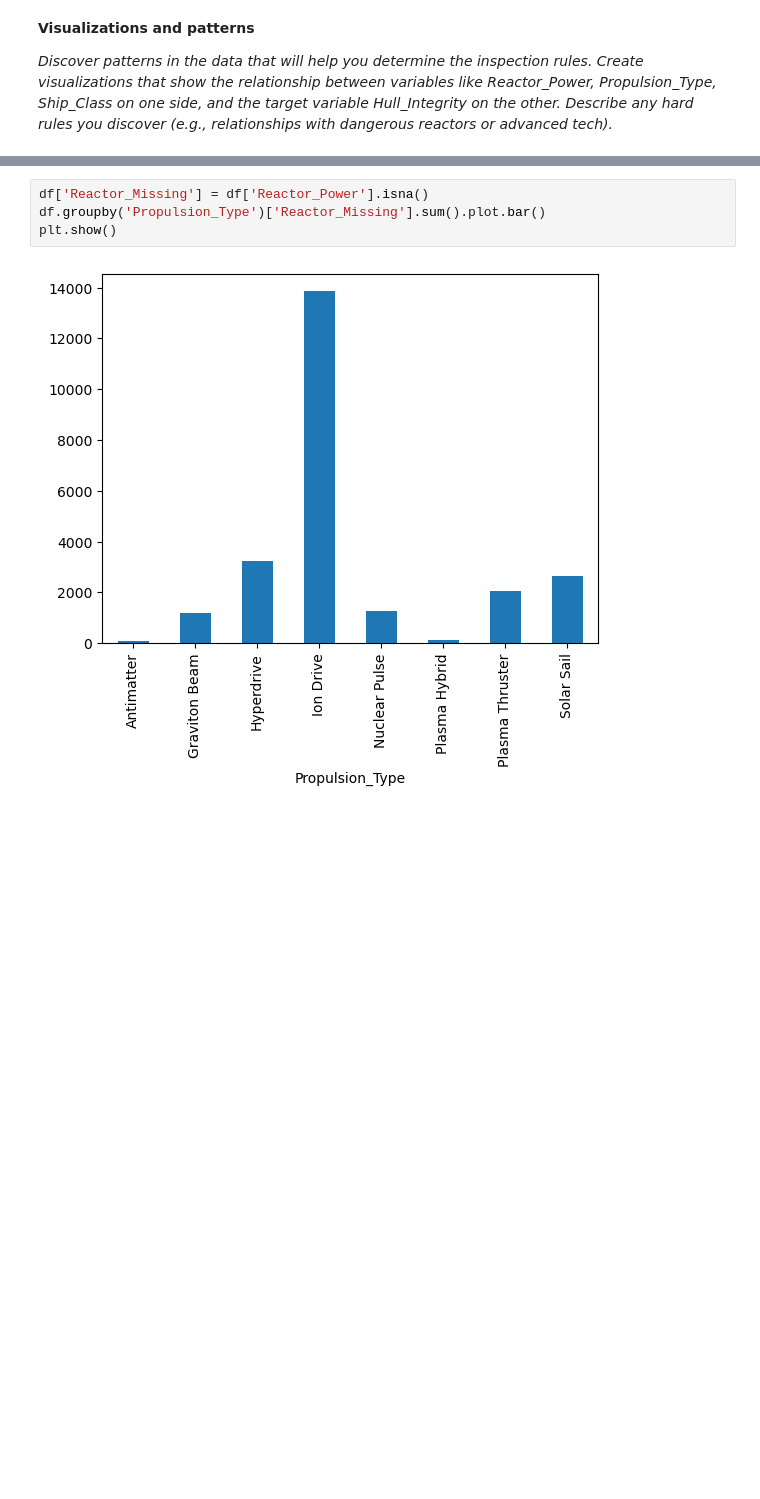
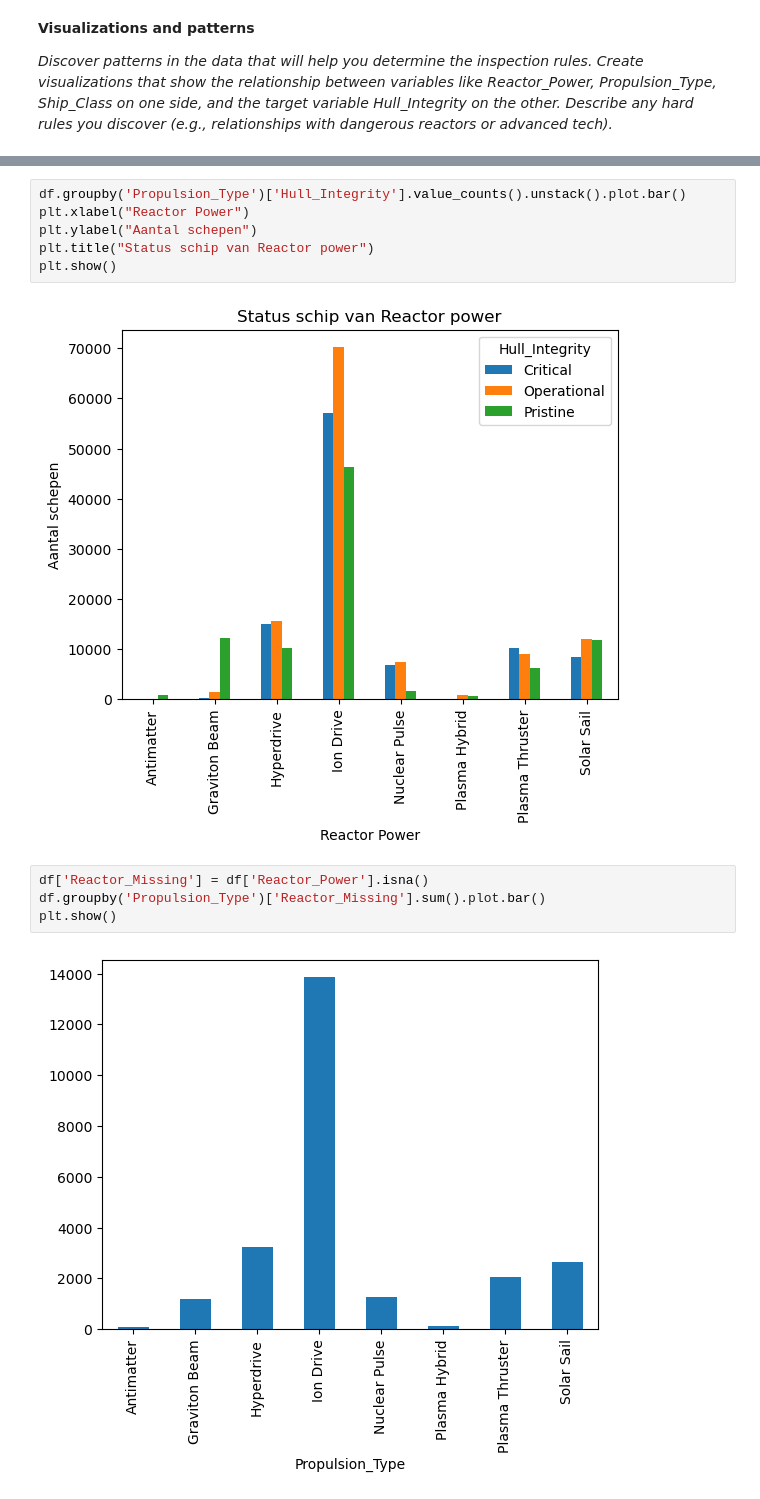
Before and after one commit to Jamie1111/DDD-Databazen-, a Jupyter notebook: assignment_template_it2.ipynb, the cells around one changed output, grey strips where cells are left out. Drawn from its saved outputs; the diff is of its cells as text; blank space fills up the shorter version.

```diff
--- a/assignment_template_it2.ipynb
+++ b/assignment_template_it2.ipynb
@@ -123,3 +157,11 @@ dtype: object
+# %%
+df.groupby('Propulsion_Type')['Hull_Integrity'].value_counts().unstack().plot.bar()
+plt.xlabel("Reactor Power")
+plt.ylabel("Aantal schepen")
+plt.title("Status schip van Reactor power")
+plt.show()
+# %% [output]
+[figure, added]
 # %%
 df['Reactor_Missing'] = df['Reactor_Power'].isna()
 df.groupby('Propulsion_Type')['Reactor_Missing'].sum().plot.bar()
```
Also changed, not shown: parts of 10 cells of this notebook.
